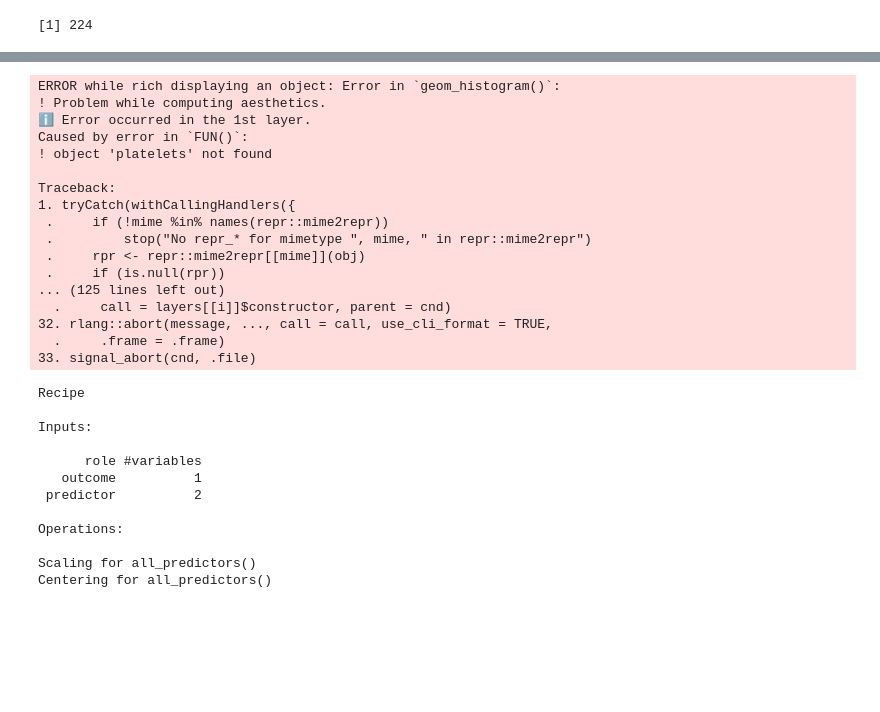
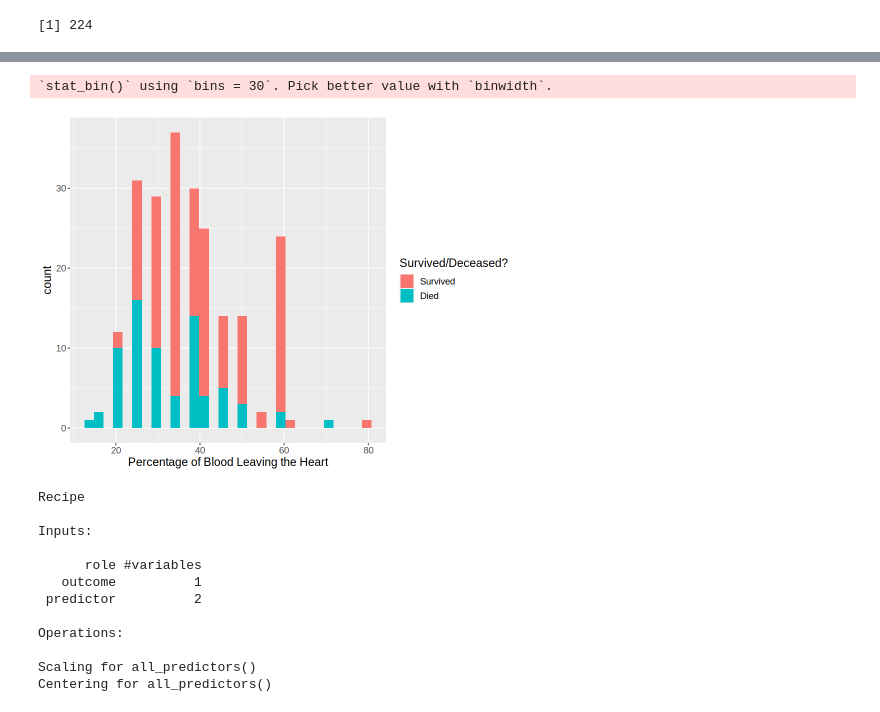
Before and after one commit to KristenisHuaiyi/Data_Science_Project, a Jupyter notebook: Untitled2.ipynb, the cells around one changed output, grey strips where cells are left out. Cells and saved outputs as stored; diff of their text form; code cells hidden in the pictures; blank space fills up the shorter version.

Commit message:
No more platelets

```diff
--- a/Untitled2.ipynb
+++ b/Untitled2.ipynb
@@ -142,30 +142,15 @@ train_graph
 # %%
 options(repr.plot.width = 8, repr.plot.height = 6)
 train_graph_2 <- heart_train |>
-            ggplot(aes(x = platelets, fill = DEATH_EVENT)) +
+            ggplot(aes(x = ejection_fraction, fill = DEATH_EVENT)) +
             geom_histogram() +
-            labs(x = "Platelets in Blood (kiloplatelets/mL)",
+            labs(x = "Percentage of Blood Leaving the Heart",
                  fill = "Survived/Deceased?") +
             theme(text = element_text(size = 14))
 train_graph_2
 # %% [output]
-ERROR while rich displaying an object: Error in `geom_histogram()`:
-! Problem while computing aesthetics.
-ℹ Error occurred in the 1st layer.
-Caused by error in `FUN()`:
-! object 'platelets' not found
-
-Traceback:
-1. tryCatch(withCallingHandlers({
- .     if (!mime %in% names(repr::mime2repr))
- .         stop("No repr_* for mimetype ", mime, " in repr::mime2repr")
- .     rpr <- repr::mime2repr[[mime]](obj)
- .     if (is.null(rpr))
-... (125 lines left out)
-  .     call = layers[[i]]$constructor, parent = cnd)
-32. rlang::abort(message, ..., call = call, use_cli_format = TRUE,
-  .     .frame = .frame)
-33. signal_abort(cnd, .file)
+`stat_bin()` using `bins = 30`. Pick better value with `binwidth`.
+[figure, added]
 # %%
 heart_recipe <- recipe(DEATH_EVENT ~ age + ejection_fraction, data = heart_train) |>
                 step_scale(all_predictors()) |>
```
Also changed, not shown: parts of 7 cells of this notebook.
